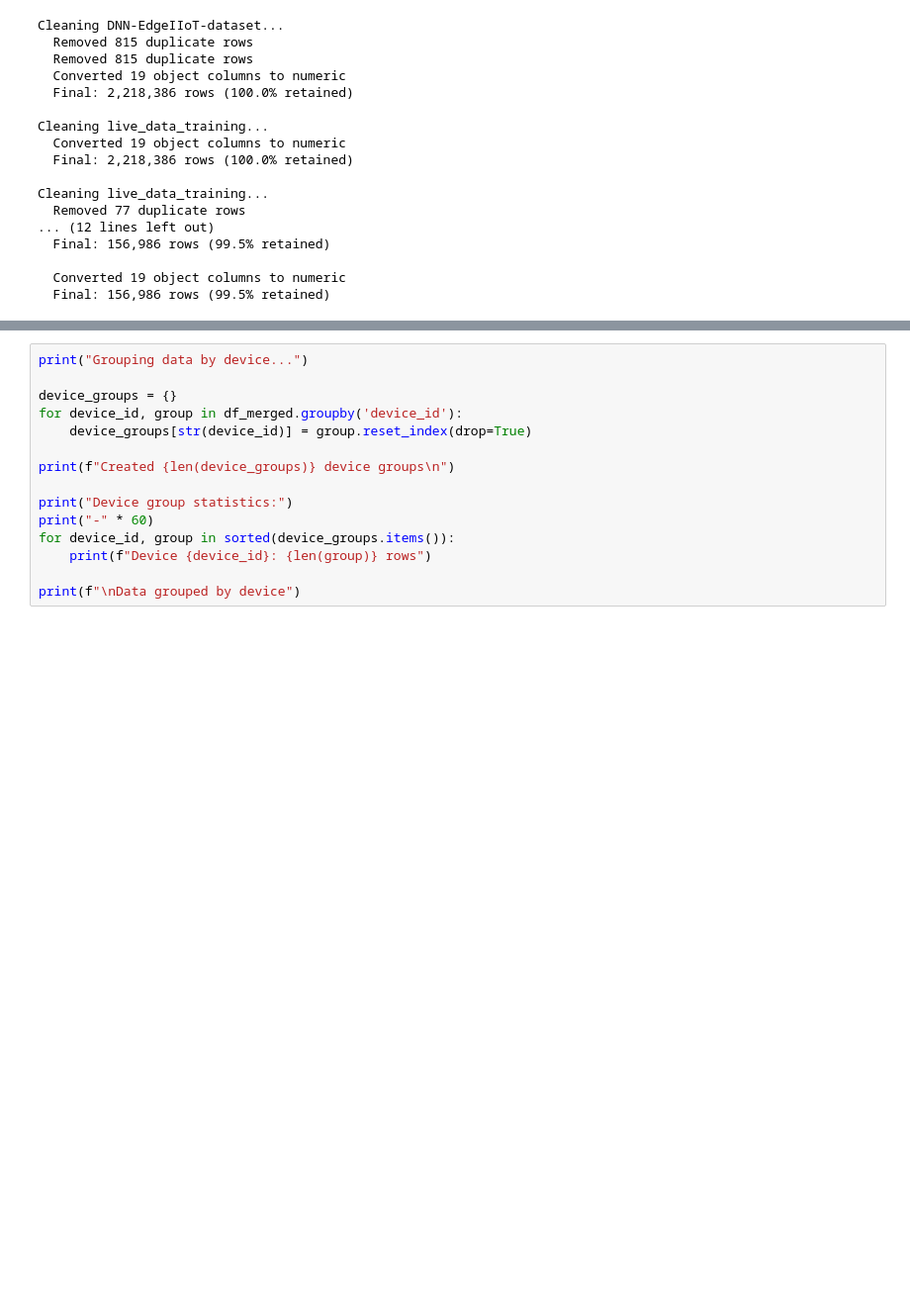
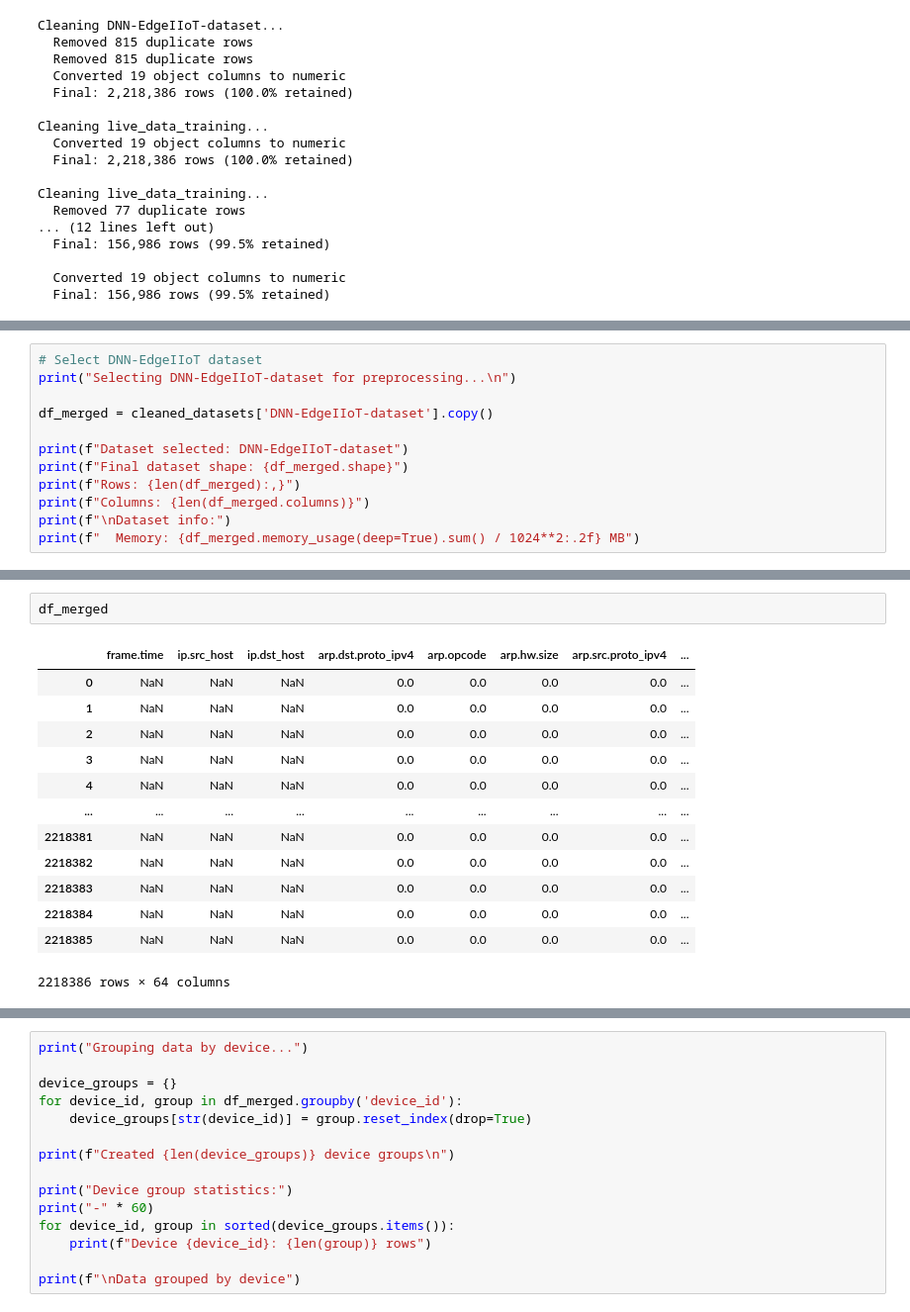
Before and after one commit to suu00k1459/OST, a Jupyter notebook: notebooks/Data PreProcessing.ipynb, the cells around one changed output, grey strips where cells are left out. Shown at 99% size. Drawn from its saved outputs; the diff is of its cells as text; blank space fills up the shorter version.

Commit message:
merging  the preprocessing

```diff
--- a/notebooks/Data PreProcessing.ipynb
+++ b/notebooks/Data PreProcessing.ipynb
@@ -301,0 +241,12 @@ dtype: int64
+# %%
+# Select DNN-EdgeIIoT dataset
+print("Selecting DNN-EdgeIIoT-dataset for preprocessing...\n")
+
+df_merged = cleaned_datasets['DNN-EdgeIIoT-dataset'].copy()
+
+print(f"Dataset selected: DNN-EdgeIIoT-dataset")
+print(f"Final dataset shape: {df_merged.shape}")
+print(f"Rows: {len(df_merged):,}")
+print(f"Columns: {len(df_merged.columns)}")
+print(f"\nDataset info:")
+print(f"  Memory: {df_merged.memory_usage(deep=True).sum() / 1024**2:.2f} MB")
@@ -301,0 +290,16 @@ dtype: int64
+# %%
+df_merged
+# %% [output]
+|  | frame.time | ip.src_host | ip.dst_host | arp.dst.proto_ipv4 | arp.opcode | arp.hw.size | arp.src.proto_ipv4 | ... |
+| 0 | NaN | NaN | NaN | 0.0 | 0.0 | 0.0 | 0.0 | ... |
+| 1 | NaN | NaN | NaN | 0.0 | 0.0 | 0.0 | 0.0 | ... |
+| 2 | NaN | NaN | NaN | 0.0 | 0.0 | 0.0 | 0.0 | ... |
+| 3 | NaN | NaN | NaN | 0.0 | 0.0 | 0.0 | 0.0 | ... |
+| 4 | NaN | NaN | NaN | 0.0 | 0.0 | 0.0 | 0.0 | ... |
+| ... | ... | ... | ... | ... | ... | ... | ... | ... |
+| 2218381 | NaN | NaN | NaN | 0.0 | 0.0 | 0.0 | 0.0 | ... |
+| 2218382 | NaN | NaN | NaN | 0.0 | 0.0 | 0.0 | 0.0 | ... |
+| 2218383 | NaN | NaN | NaN | 0.0 | 0.0 | 0.0 | 0.0 | ... |
+| 2218384 | NaN | NaN | NaN | 0.0 | 0.0 | 0.0 | 0.0 | ... |
+| 2218385 | NaN | NaN | NaN | 0.0 | 0.0 | 0.0 | 0.0 | ... |
+2218386 rows × 64 columns
```
Also changed, not shown: parts of 22 cells of this notebook, 3 other files.
